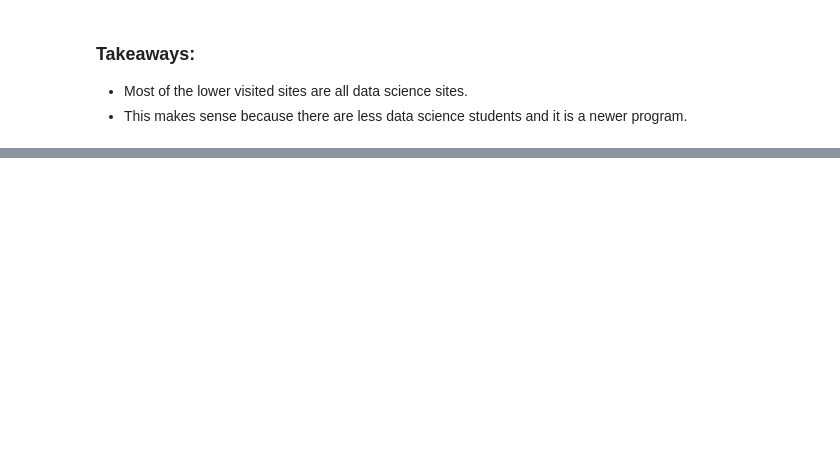
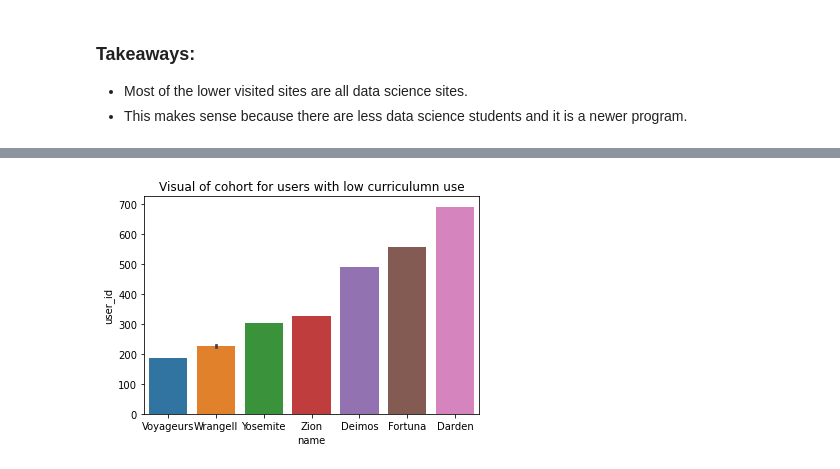
Before and after one commit to McElroy-and-Carter/ad-project, a Jupyter notebook: desiree_initial.ipynb, the cells around one changed output, grey strips where cells are left out. Drawn from its saved outputs; the diff is of its cells as text; code cells hidden in the pictures; blank space fills up the shorter version.

```diff
--- a/desiree_initial.ipynb
+++ b/desiree_initial.ipynb
@@ -264,0 +425,6 @@ TypeError: Invalid comparison between dtype=datetime64[ns] and ndarray
+# %%
+# visualize the programs amongst these users
+sns.barplot(y='user_id', x='name', data=user_df)
+plt.title('Visual of cohort for users with low curriculumn use');
+# %% [output]
+[figure, added]
```
Also changed, not shown: parts of 36 cells of this notebook.
